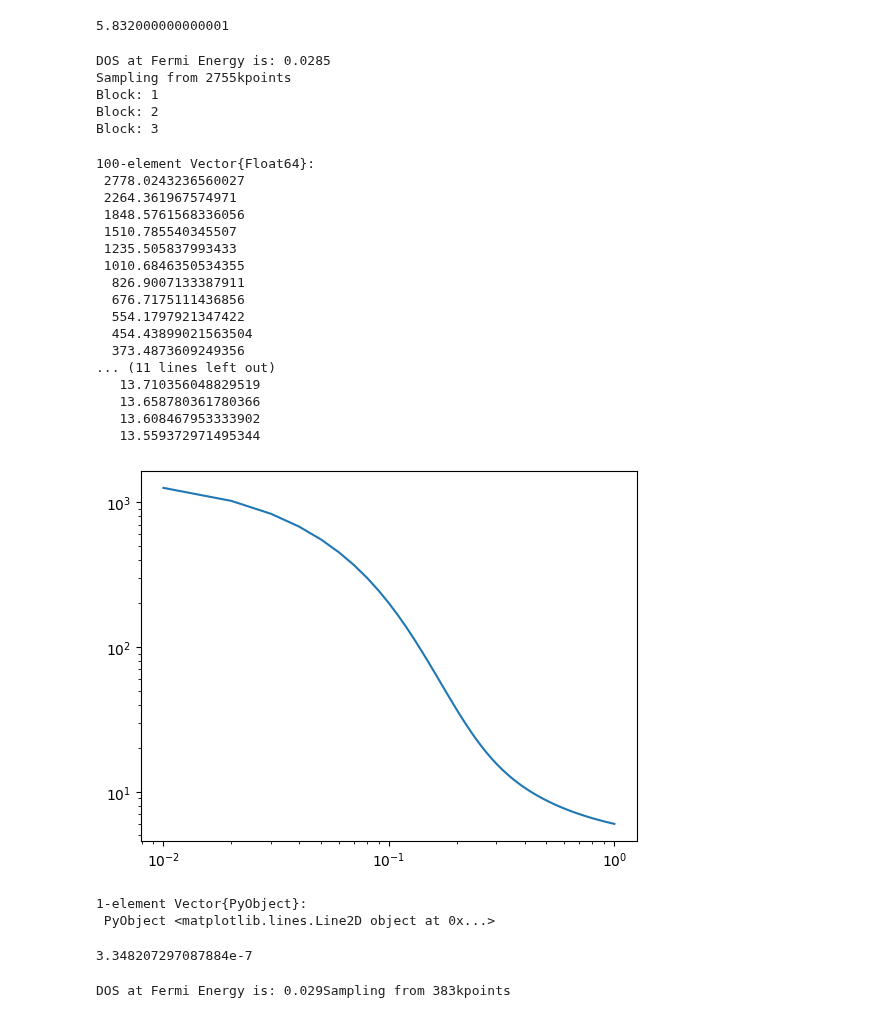
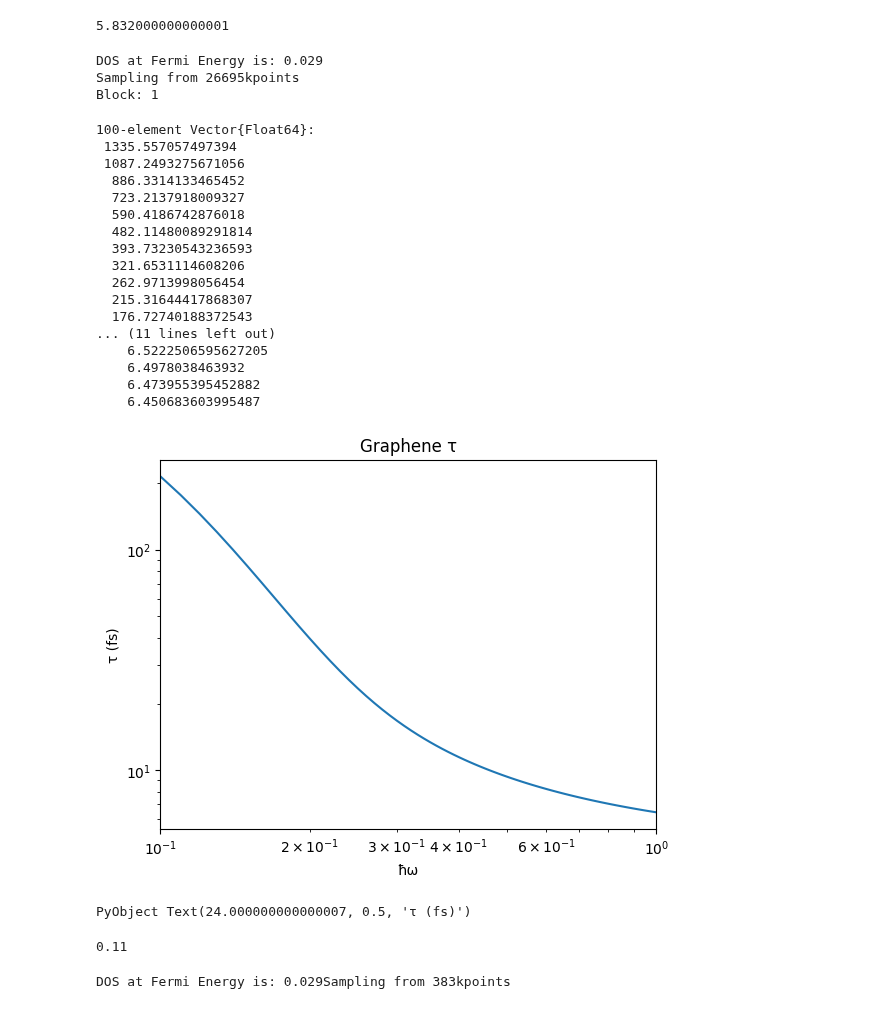
Before and after one commit to AliGhorashiCMT/Plasmons_Paper, a Jupyter notebook: Substitutional_Defects/Graphene/Analyze.ipynb, the cells around one changed output. Saved outputs shown, nothing was run; the diff lists cells and outputs as text; code cells hidden in the pictures.

```diff
--- a/Substitutional_Defects/Graphene/Analyze.ipynb
+++ b/Substitutional_Defects/Graphene/Analyze.ipynb
@@ -303,40 +340,41 @@ subsampling[1]
 5.832000000000001
 # %%
 tau =  τ(Hwannier, cell_map, Pwannier, force_matrix, cellph_map,
-    Heph, celleph_map, collect(0.01:0.01:1), -4.226+0.5, Val(2);supplysampling=subsampling, supplydos = 0.0285, histogram_width=100, mesh=64, num_blocks=3, fracroom=1)
+    Heph, celleph_map, collect(0.01:0.01:1), -4.226+0.5, Val(2);supplysampling=subsampling, supplydos = 0.029, histogram_width=10, mesh=64, num_blocks=1, fracroom=1)
 # %% [output]
-DOS at Fermi Energy is: 0.0285
-Sampling from 2755kpoints
+DOS at Fermi Energy is: 0.029
+Sampling from 26695kpoints
 Block: 1
-Block: 2
-Block: 3
 100-element Vector{Float64}:
- 2778.0243236560027
- 2264.361967574971
- 1848.5761568336056
- 1510.785540345507
- 1235.505837993433
- 1010.6846350534355
-  826.9007133387911
-  676.7175111436856
-  554.1797921347422
-  454.43899021563504
-  373.4873609249356
+ 1335.557057497394
+ 1087.2493275671056
+  886.3314133465452
+  723.2137918009327
+  590.4186742876018
+  482.11480089291814
+  393.73230543236593
+  321.6531114608206
+  262.9713998056454
+  215.31644417868307
+  176.72740188372543
 ... (11 lines left out)
-   13.710356048829519
-   13.658780361780366
-   13.608467953333902
-   13.559372971495344
+    6.5222506595627205
+    6.4978038463932
+    6.473955395452882
+    6.450683603995487
 # %%
-loglog(collect(0.01:0.01:1), tau)
+loglog(collect(0.1:0.01:1), np.loadtxt("graphene_tau_0.5.txt"))
+xlim(0.1, 1)
+title("Graphene τ")
+xlabel("ħω")
+ylabel("τ (fs)")
 # %% [output]
-[figure, old version]
+[figure, new version]
-1-element Vector{PyObject}:
- PyObject <matplotlib.lines.Line2D object at 0x...>
+PyObject Text(24.000000000000007, 0.5, 'τ (fs)')
 # %%
-Heph
+collect(0.01:0.01:1)[11]
 # %% [output]
-3.348207297087884e-7
+0.11
 # %%
 tau =  tauinverse(Hwannier, cellmap, Pwannier, force_matrix, cell_map,
     heph, cellmapeph, collect(0.01:0.01:1), dirac_point+0.5, 7;supplysampling=([x..., x1...], y+y1), supplydos = 0.029, histogram_width=100, mesh=20, mesh2=1000, fracroom=1)
```
Also changed, not shown: parts of 32 cells of this notebook.
